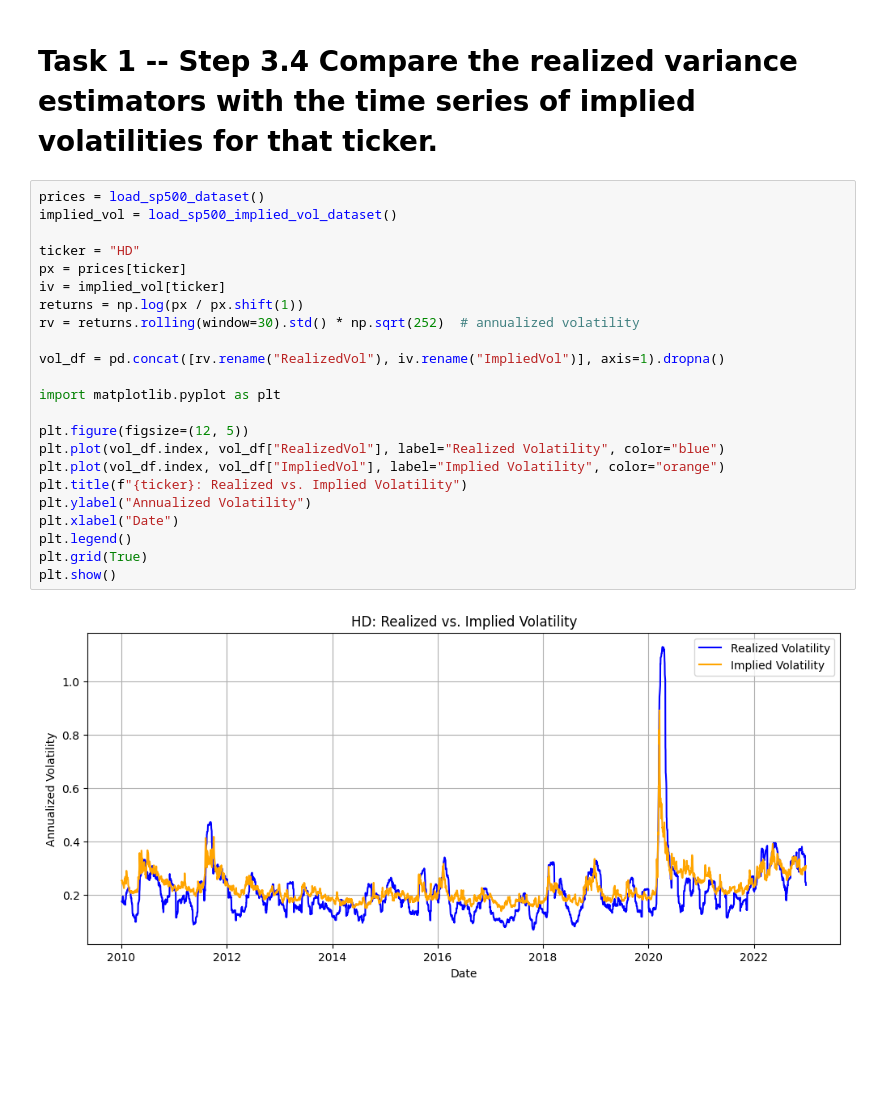
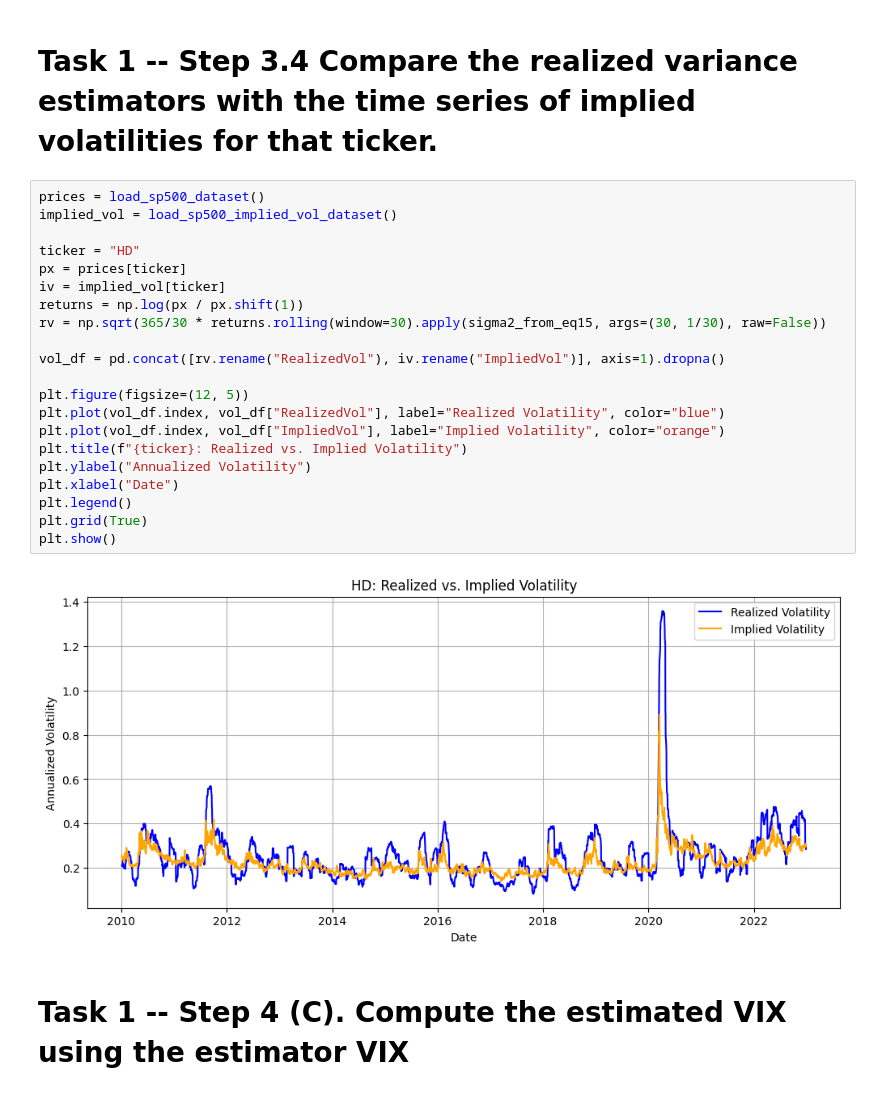
Before and after one commit to HarvestStars/cf_assignment1, a Jupyter notebook: assignment1/part_1.ipynb, the cells around one changed output. Saved outputs shown, nothing was run; the diff lists cells and outputs as text; blank space fills up the shorter version.

```diff
--- a/assignment1/part_1.ipynb
+++ b/assignment1/part_1.ipynb
@@ -326,25 +328,25 @@ plt.show()
 # %%
 prices = load_sp500_dataset()
 implied_vol = load_sp500_implied_vol_dataset()
 
 ticker = "HD"
 px = prices[ticker]
 iv = implied_vol[ticker]
 returns = np.log(px / px.shift(1))
-rv = returns.rolling(window=30).std() * np.sqrt(252)  # annualized volatility
+rv = np.sqrt(365/30 * returns.rolling(window=30).apply(sigma2_from_eq15, args=(30, 1/30), raw=False))
 
 vol_df = pd.concat([rv.rename("RealizedVol"), iv.rename("ImpliedVol")], axis=1).dropna()
-
-import matplotlib.pyplot as plt
 
 plt.figure(figsize=(12, 5))
 plt.plot(vol_df.index, vol_df["RealizedVol"], label="Realized Volatility", color="blue")
 plt.plot(vol_df.index, vol_df["ImpliedVol"], label="Implied Volatility", color="orange")
 plt.title(f"{ticker}: Realized vs. Implied Volatility")
 plt.ylabel("Annualized Volatility")
 plt.xlabel("Date")
 plt.legend()
 plt.grid(True)
 plt.show()
 # %% [output]
-[figure, old version]
+[figure, new version]
+# %% [markdown]
+# Task 1 -- Step 4 (C). Compute the estimated VIX using the estimator VIX
```
Also changed, not shown: parts of 7 cells of this notebook, 4 other files.
